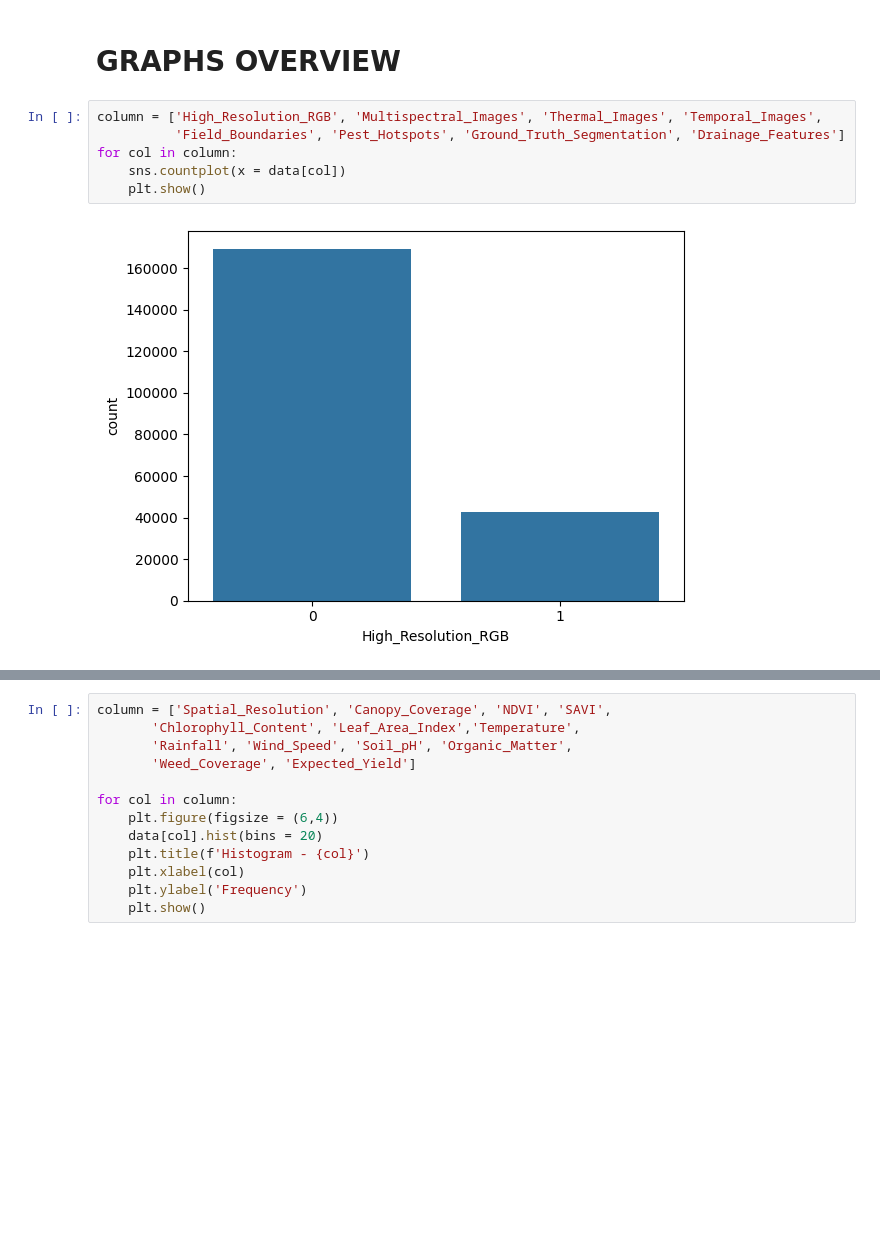
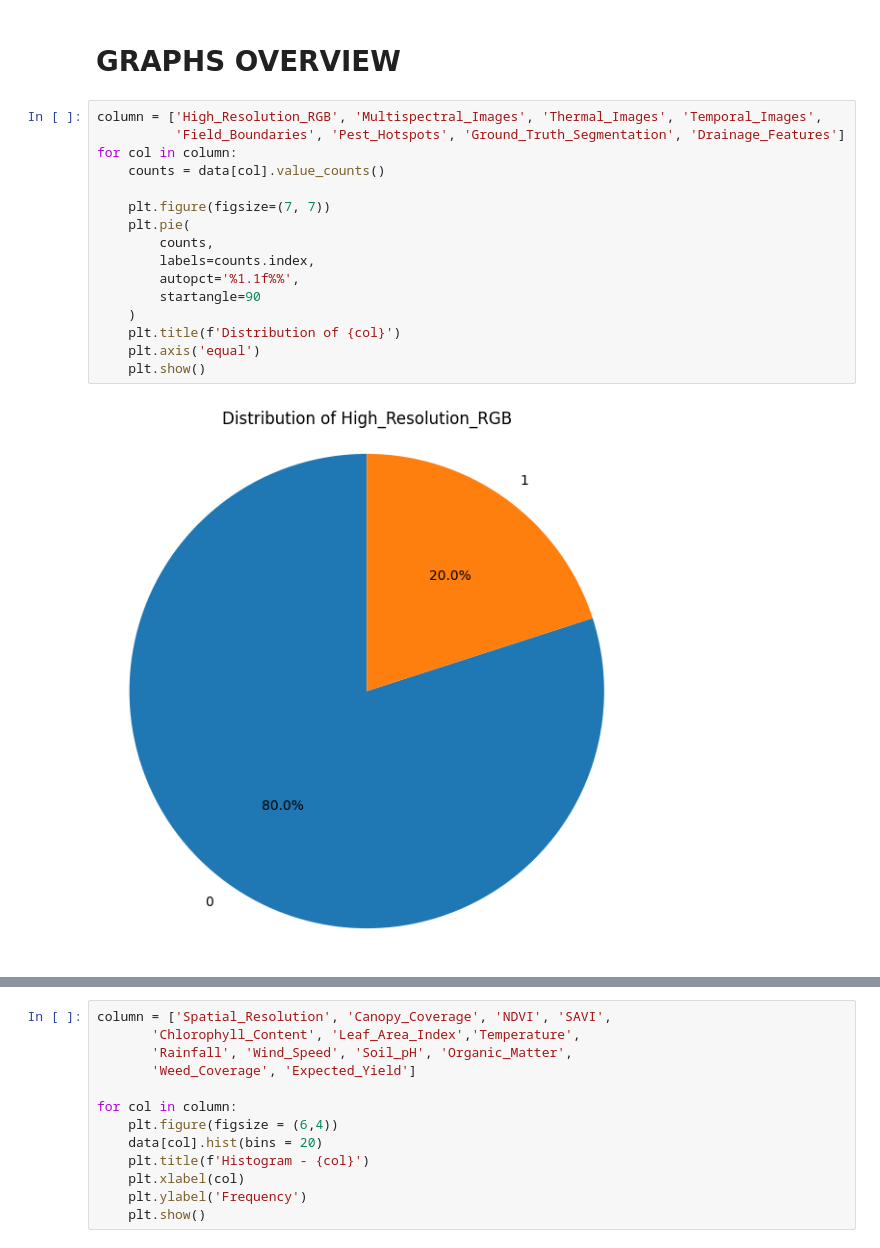
Before and after one commit to Mohit260805/Crop-Health-Prediction, a Jupyter notebook: agriculture.ipynb, the cells around one changed output, grey strips where cells are left out. Cells and saved outputs as stored; diff of their text form; blank space fills up the shorter version.

```diff
--- a/agriculture.ipynb
+++ b/agriculture.ipynb
@@ -176,8 +176,18 @@ Number of Rows and Columns after Cleaning the Data
 # %%
 column = ['High_Resolution_RGB', 'Multispectral_Images', 'Thermal_Images', 'Temporal_Images',
           'Field_Boundaries', 'Pest_Hotspots', 'Ground_Truth_Segmentation', 'Drainage_Features']
 for col in column:
-    sns.countplot(x = data[col])
+    counts = data[col].value_counts()
+
+    plt.figure(figsize=(7, 7))
+    plt.pie(
+        counts,
+        labels=counts.index,
+        autopct='%1.1f%%',
+        startangle=90
+    )
+    plt.title(f'Distribution of {col}')
+    plt.axis('equal')
     plt.show()
 # %% [output]
-[figure, old version]
+[figure, new version]
```
Also changed, not shown: parts of 2 cells of this notebook.
